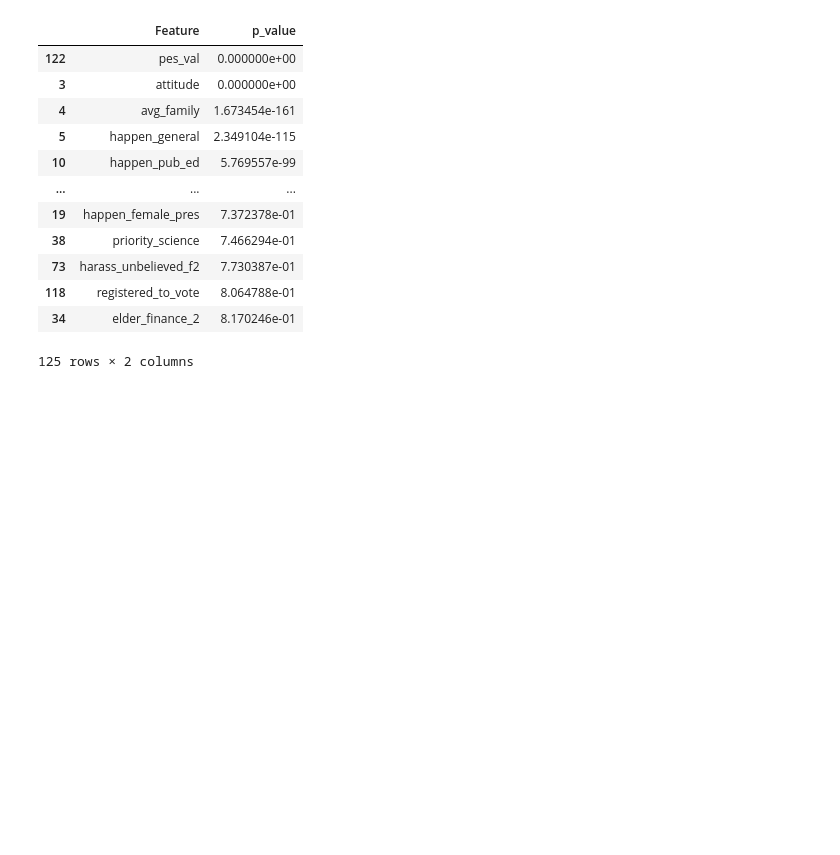
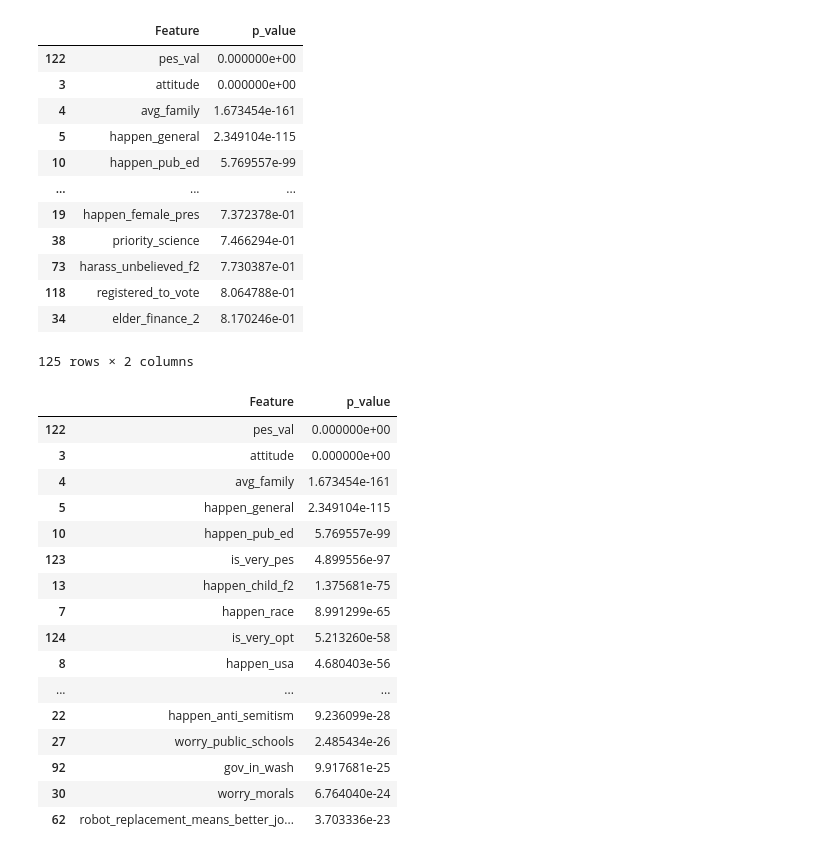
Before and after one commit to american-perspectives-capstone/american-attitudes, a Jupyter notebook: rough_notebooks/malachi_hale_individual_notebook.ipynb, the cells around one changed output. Cells and saved outputs as stored; diff of their text form; code cells hidden in the pictures; blank space fills up the shorter version.

```diff
--- a/rough_notebooks/malachi_hale_individual_notebook.ipynb
+++ b/rough_notebooks/malachi_hale_individual_notebook.ipynb
@@ -733,5 +733,5 @@ Index(['avg_family_Get worse',
        'family_income_three_categories_Don't know/Refused'],
       dtype='object')
 # %%
-df = Attitudes_explore.get_ordered_p_values(df, 'is_pes')
+p_values_df = Attitudes_explore.get_ordered_p_values(df, 'is_pes')
 # %%
@@ -750,3 +750,23 @@ df
 | 118 | registered_to_vote | 8.064788e-01 |
 | 34 | elder_finance_2 | 8.170246e-01 |
 125 rows × 2 columns
+# %%
+p_values_df.head(30)
+# %% [output]
+|  | Feature | p_value |
+| 122 | pes_val | 0.000000e+00 |
+| 3 | attitude | 0.000000e+00 |
+| 4 | avg_family | 1.673454e-161 |
+| 5 | happen_general | 2.349104e-115 |
+| 10 | happen_pub_ed | 5.769557e-99 |
+| 123 | is_very_pes | 4.899556e-97 |
+| 13 | happen_child_f2 | 1.375681e-75 |
+| 7 | happen_race | 8.991299e-65 |
+| 124 | is_very_opt | 5.213260e-58 |
+| 8 | happen_usa | 4.680403e-56 |
+| ... | ... | ... |
+| 22 | happen_anti_semitism | 9.236099e-28 |
+| 27 | worry_public_schools | 2.485434e-26 |
+| 92 | gov_in_wash | 9.917681e-25 |
+| 30 | worry_morals | 6.764040e-24 |
+| 62 | robot_replacement_means_better_jo... | 3.703336e-23 |
```
Also changed, not shown: parts of 32 cells of this notebook.
